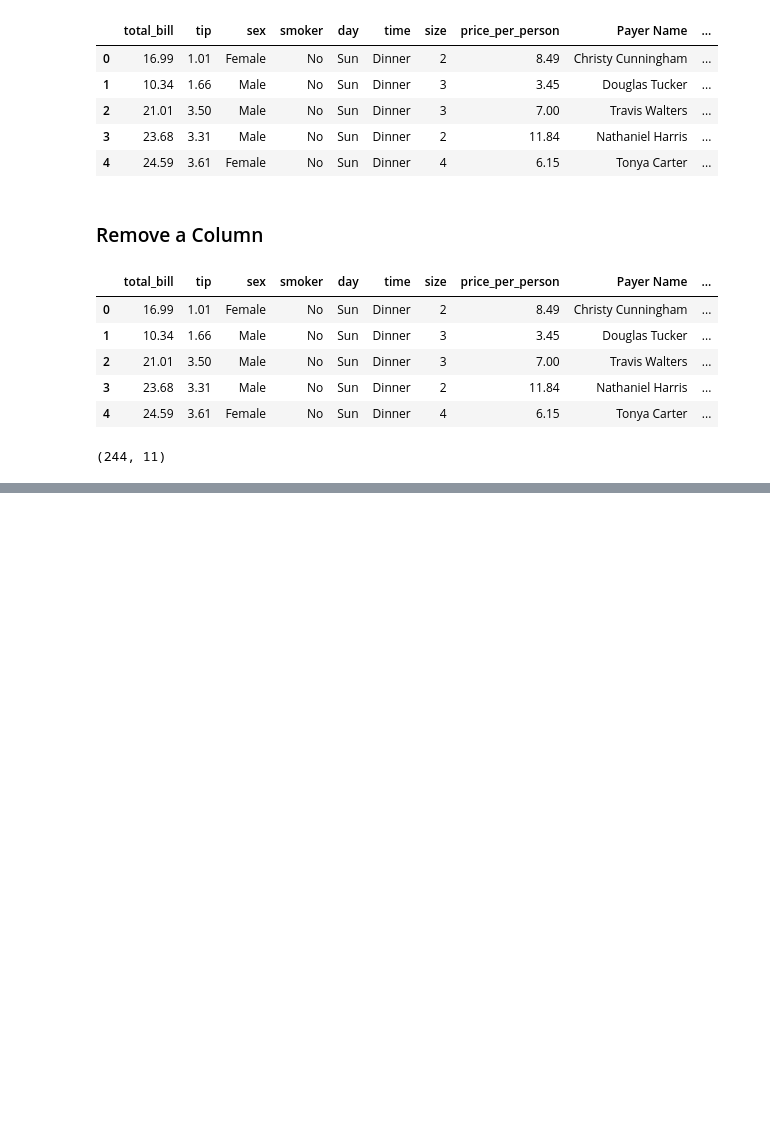
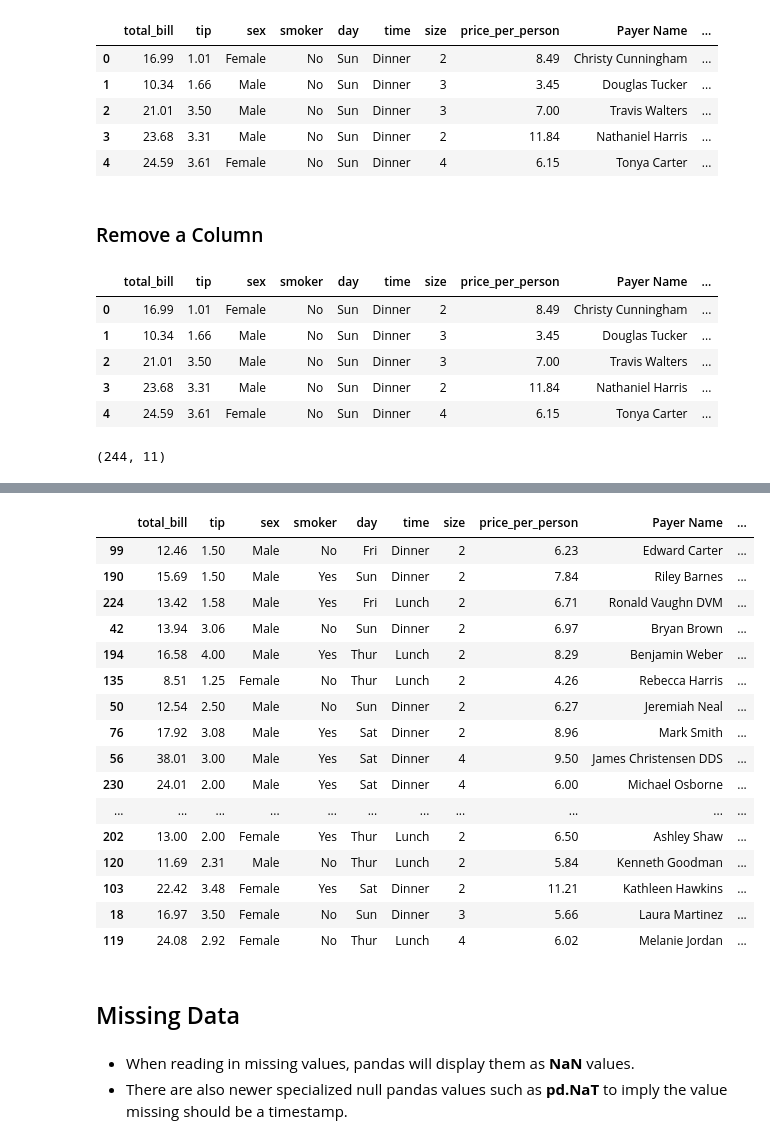
Before and after one commit to Shadowalker1995/Data-Science-Notebooks, a Jupyter notebook: Pandas/Pandas.ipynb, the cells around one changed output, grey strips where cells are left out. Drawn from its saved outputs; the diff is of its cells as text; code cells hidden in the pictures; blank space fills up the shorter version.

Commit message:
Finishing Pandas

```diff
--- a/Pandas/Pandas.ipynb
+++ b/Pandas/Pandas.ipynb
@@ -303,0 +719,3 @@ df.shape
+# %%
+df = pd.read_csv('tips.csv')
+df.describe()
@@ -303,0 +982,26 @@ df.shape
+# %%
+# Outputs 10% of the total rows
+df.sample(frac=0.1)
+# %% [output]
+|  | total_bill | tip | sex | smoker | day | time | size | price_per_person | Payer Name | ... |
+| 99 | 12.46 | 1.50 | Male | No | Fri | Dinner | 2 | 6.23 | Edward Carter | ... |
+| 190 | 15.69 | 1.50 | Male | Yes | Sun | Dinner | 2 | 7.84 | Riley Barnes | ... |
+| 224 | 13.42 | 1.58 | Male | Yes | Fri | Lunch | 2 | 6.71 | Ronald Vaughn DVM | ... |
+| 42 | 13.94 | 3.06 | Male | No | Sun | Dinner | 2 | 6.97 | Bryan Brown | ... |
+| 194 | 16.58 | 4.00 | Male | Yes | Thur | Lunch | 2 | 8.29 | Benjamin Weber | ... |
+| 135 | 8.51 | 1.25 | Female | No | Thur | Lunch | 2 | 4.26 | Rebecca Harris | ... |
+| 50 | 12.54 | 2.50 | Male | No | Sun | Dinner | 2 | 6.27 | Jeremiah Neal | ... |
+| 76 | 17.92 | 3.08 | Male | Yes | Sat | Dinner | 2 | 8.96 | Mark Smith | ... |
+| 56 | 38.01 | 3.00 | Male | Yes | Sat | Dinner | 4 | 9.50 | James Christensen DDS | ... |
+| 230 | 24.01 | 2.00 | Male | Yes | Sat | Dinner | 4 | 6.00 | Michael Osborne | ... |
+| ... | ... | ... | ... | ... | ... | ... | ... | ... | ... | ... |
+| 202 | 13.00 | 2.00 | Female | Yes | Thur | Lunch | 2 | 6.50 | Ashley Shaw | ... |
+| 120 | 11.69 | 2.31 | Male | No | Thur | Lunch | 2 | 5.84 | Kenneth Goodman | ... |
+| 103 | 22.42 | 3.48 | Female | Yes | Sat | Dinner | 2 | 11.21 | Kathleen Hawkins | ... |
+| 18 | 16.97 | 3.50 | Female | No | Sun | Dinner | 3 | 5.66 | Laura Martinez | ... |
+| 119 | 24.08 | 2.92 | Female | No | Thur | Lunch | 4 | 6.02 | Melanie Jordan | ... |
+# %% [markdown]
+## Missing Data
+# %% [markdown]
+- When reading in missing values, pandas will display them as **NaN** values.
+- There are also newer specialized null pandas values such as **pd.NaT** to imply the value missing should be a timestamp.
```
Also changed, not shown: parts of 256 cells of this notebook, 3 other files.
